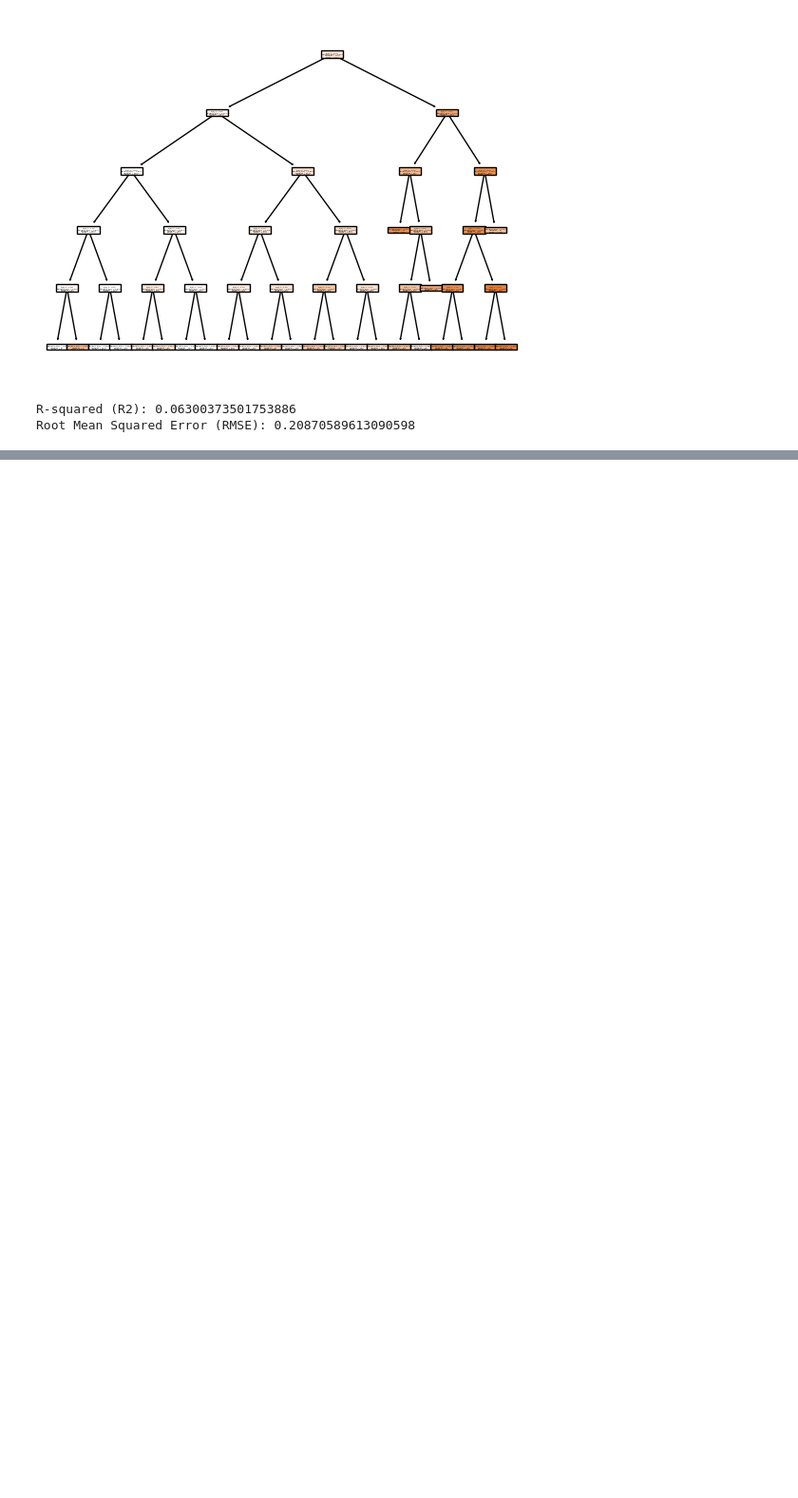
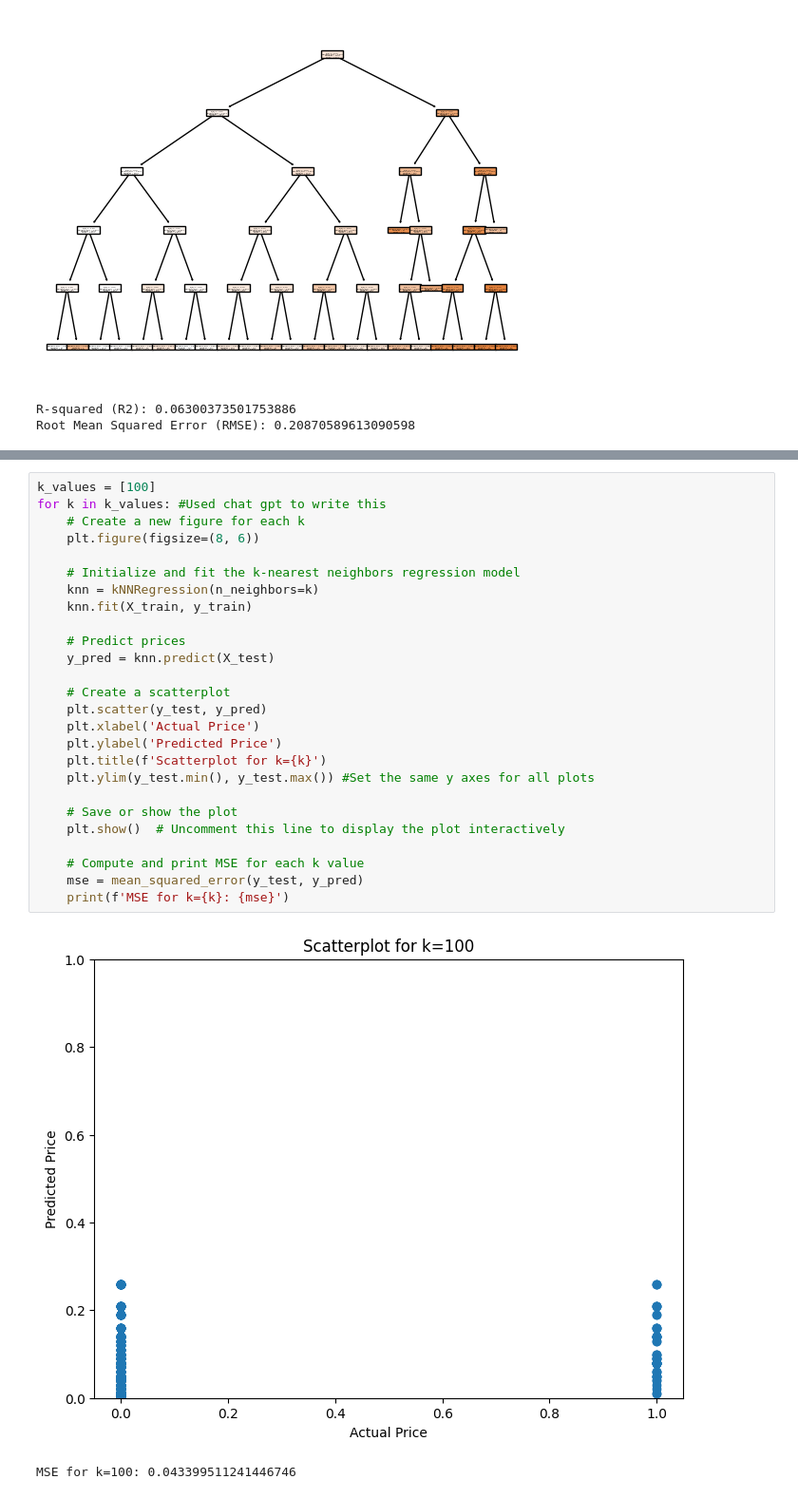
Before and after one commit to DS3001/group3, a Jupyter notebook: Project2.ipynb, the cells around one changed output, grey strips where cells are left out. Shown at 95% size. Saved outputs shown, nothing was run; the diff lists cells and outputs as text; blank space fills up the shorter version.

```diff
--- a/Project2.ipynb
+++ b/Project2.ipynb
@@ -115,3 +124,32 @@ Root Mean Squared Error (RMSE): 0.20870589613090598
+# %%
+k_values = [100]
+for k in k_values: #Used chat gpt to write this
+    # Create a new figure for each k
+    plt.figure(figsize=(8, 6))
+
+    # Initialize and fit the k-nearest neighbors regression model
+    knn = kNNRegression(n_neighbors=k)
+    knn.fit(X_train, y_train)
+
+    # Predict prices
+    y_pred = knn.predict(X_test)
+
+    # Create a scatterplot
+    plt.scatter(y_test, y_pred)
+    plt.xlabel('Actual Price')
+    plt.ylabel('Predicted Price')
+    plt.title(f'Scatterplot for k={k}')
+    plt.ylim(y_test.min(), y_test.max()) #Set the same y axes for all plots
+
+    # Save or show the plot
+    plt.show()  # Uncomment this line to display the plot interactively
+
+    # Compute and print MSE for each k value
+    mse = mean_squared_error(y_test, y_pred)
+    print(f'MSE for k={k}: {mse}')
+# %% [output]
+[figure, added]
+MSE for k=100: 0.043399511241446746
 # %%
 ## Linear Model
 from sklearn.linear_model import LinearRegression # Import linear regression model
```
Also changed, not shown: parts of 7 cells of this notebook.
